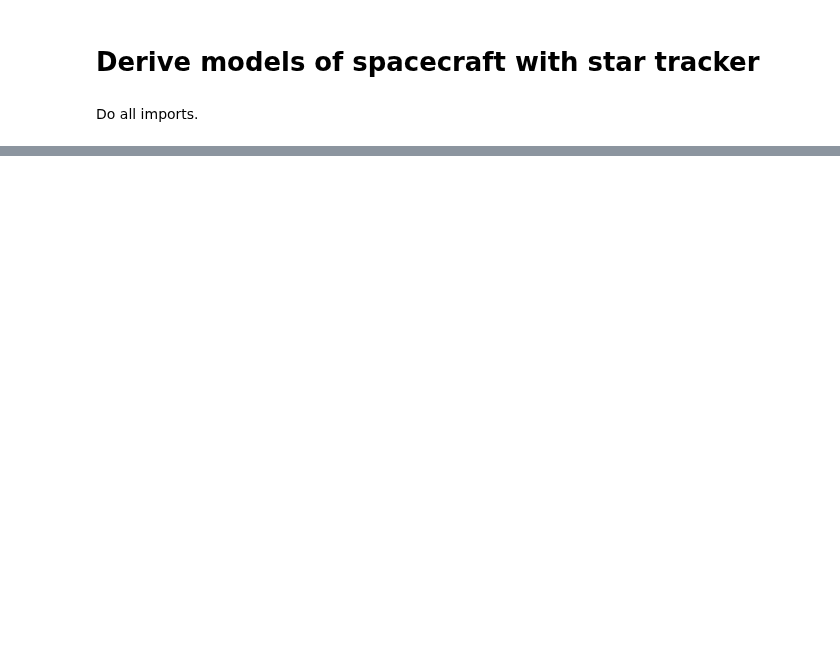
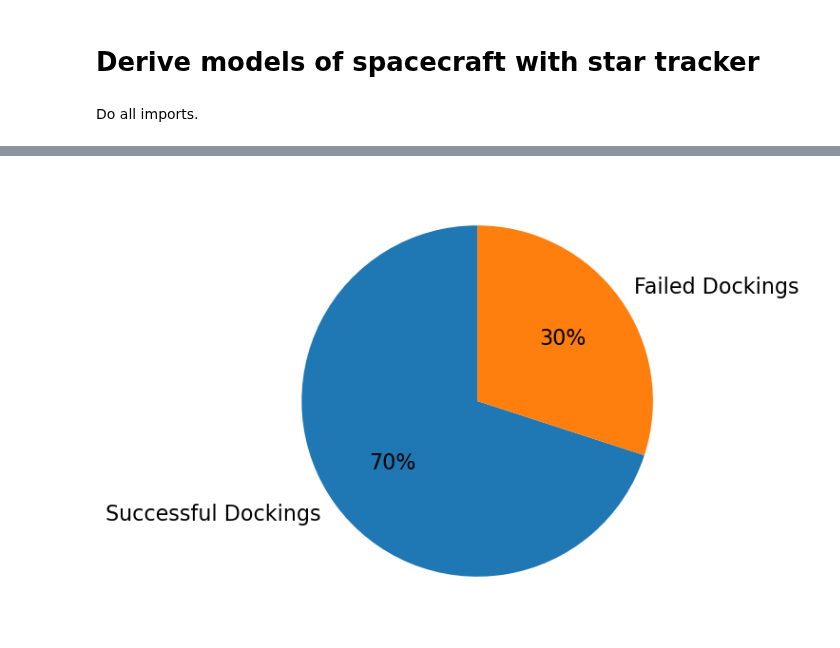
Before and after one commit to TheBestBot/ae353-sp25, a Jupyter notebook: projects/03_spacecraft/LQR-Optimizer.ipynb, the cells around one changed output, grey strips where cells are left out. Saved outputs shown, nothing was run; the diff lists cells and outputs as text; code cells hidden in the pictures; blank space fills up the shorter version.

```diff
--- a/projects/03_spacecraft/LQR-Optimizer.ipynb
+++ b/projects/03_spacecraft/LQR-Optimizer.ipynb
@@ -90,0 +204,14 @@ g = sym.simplify(p_star_in_image, full=True)
+# %%
+g_all = []
+for s in stars:
+    gi = g.subs({alpha: s['alpha'], delta: s['delta']})
+    g_all.append(gi)
+gm = sym.Matrix.vstack(*g_all)  # size 2N x 1
+
+m = sym.Matrix([psi, theta, phi])
+Cn = sym.lambdify(m,gm.jacobian(m))
+
+C = Cn(0,0,0) # Use the same equilibirum point
+C = np.hstack((C, np.zeros((C.shape[0], 3)))) # 2N x 6
+print("Matrix C:")
+display(sym.Matrix(C))
@@ -148,3 +244,5 @@ def findKL(Qi,Ri,Q0i,R0i,stars):
+# %%
+full_test = False
 # %%
 class Controller:
     def __init__(self, A, B, C, K, L, stars, dt = 0.04):
@@ -484,0 +690,9 @@ plt.show()
+# %%
+labels = ['Successful Dockings', 'Failed Dockings']
+sizes = [successful_landings, failed_landings]
+
+plt.figure(figsize=(6, 6))
+plt.pie(sizes, labels=labels, autopct='%1.0f%%', startangle=90,textprops={'fontsize': 16})
+plt.show()
+# %% [output]
+[figure, added]
```
Also changed, not shown: parts of 43 cells of this notebook, 1 other file.
